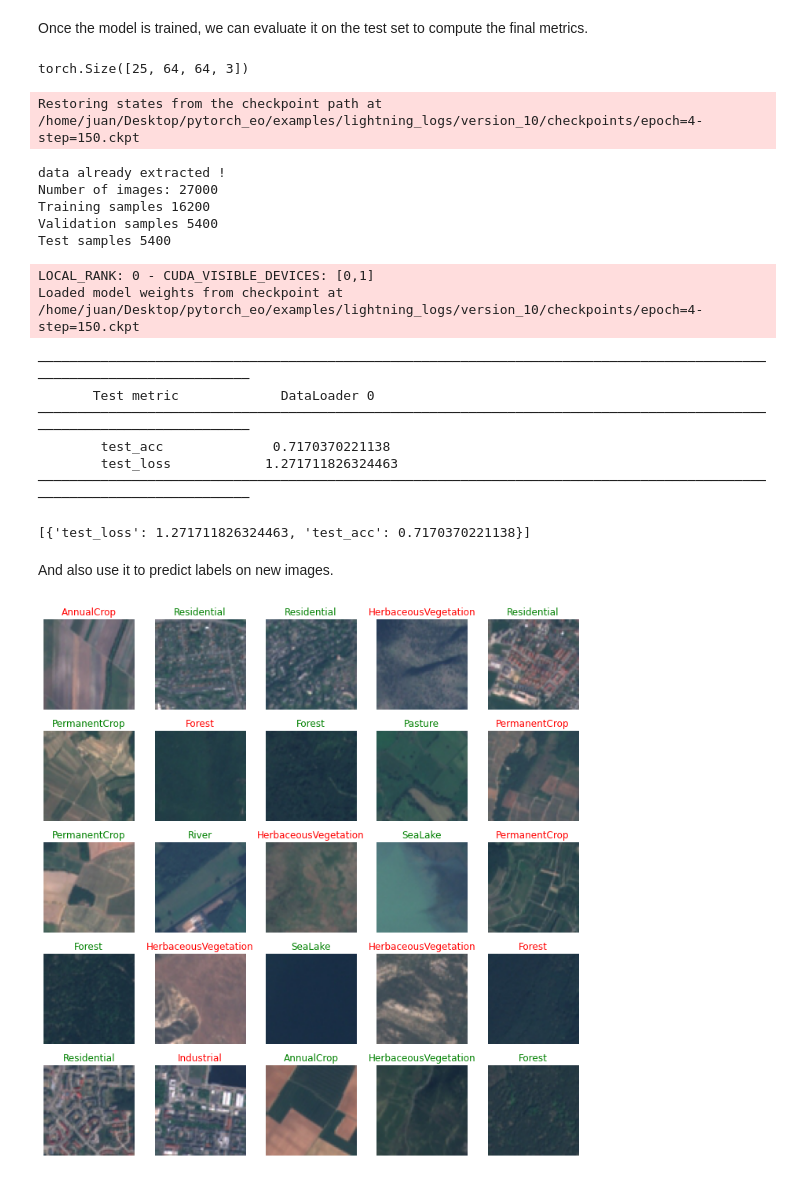
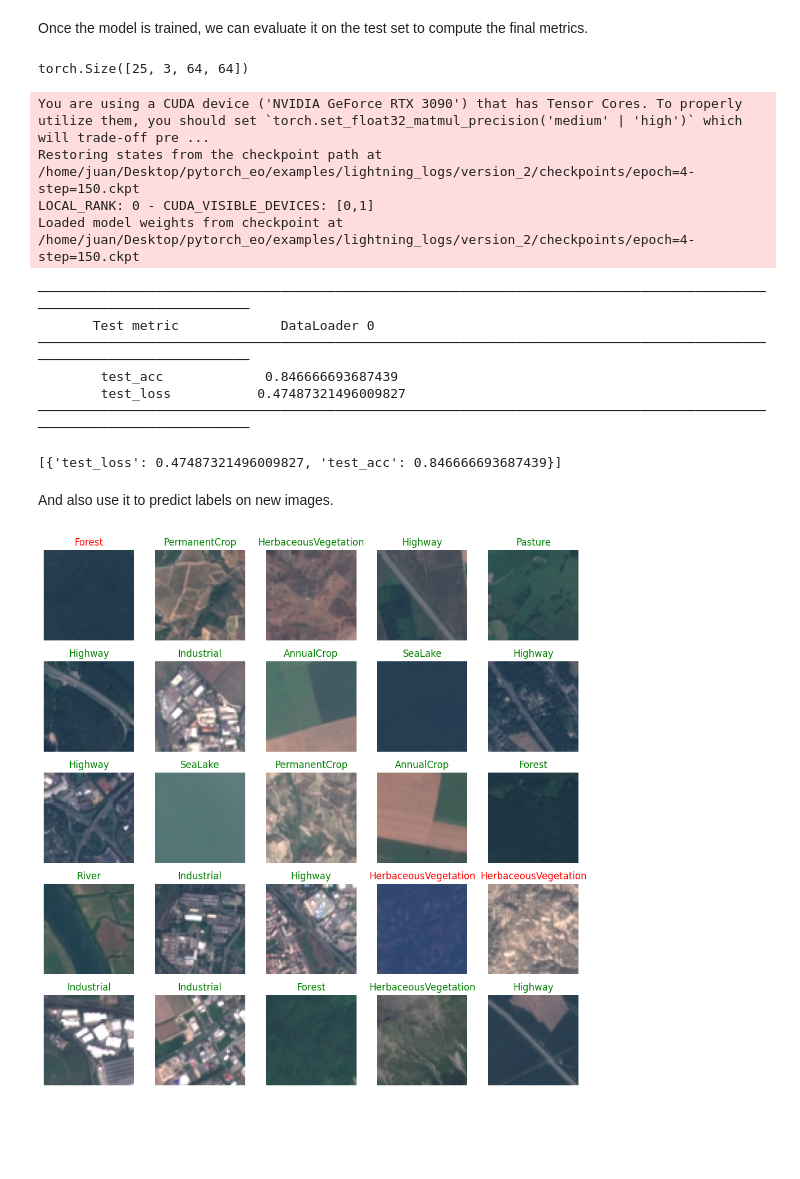
Before and after one commit to earthpulse/pytorchEO, a Jupyter notebook: examples/eurosat.ipynb, the cells around one changed output. Drawn from its saved outputs; the diff is of its cells as text; code cells hidden in the pictures; blank space fills up the shorter version.

```diff
--- a/examples/eurosat.ipynb
+++ b/examples/eurosat.ipynb
@@ -107,0 +87,13 @@ class Model(torch.nn.Module):
+# %%
+import timm
+import torch
+
+model = timm.create_model(
+	'resnet18',
+	pretrained='imagenet',
+	in_chans=ds.in_chans,
+	num_classes=ds.num_classes
+)
+
+output = model(torch.randn(8, 3, 224, 224))
+output.shape
@@ -125,6 +114,15 @@ torch.Size([25, 10])
 Now, we can use `Pytorch Lightning` for training the `model` to solve the `task` on the given `dataset`.
 # %%
 import pytorch_lightning as pl
+import albumentations as A
+from albumentations.pytorch import ToTensorV2
+
+trans = A.Compose([
+    A.Normalize(0,1), # divide by 255
+    ToTensorV2() # convert to float tensor and channel first
+])
+
+ds = EuroSATRGB(batch_size=25, train_trans=trans, val_trans=trans, test_trans=trans)
 
 trainer = pl.Trainer(
     gpus=1,
@@ -162,49 +157,45 @@ batch = next(iter(ds.test_dataloader()))
 
 batch['image'].shape
 # %% [output]
-torch.Size([25, 64, 64, 3])
+torch.Size([25, 3, 64, 64])
 # %%
 trainer.test(dataloaders=ds.test_dataloader())
 # %% [output]
-Restoring states from the checkpoint path at /home/juan/Desktop/pytorch_eo/examples/lightning_logs/version_10/checkpoints/epoch=4-step=150.ckpt
+You are using a CUDA device ('NVIDIA GeForce RTX 3090') that has Tensor Cores. To properly utilize them, you should set `torch.set_float32_matmul_precision('medium' | 'high')` which will trade-off pre ...
+Restoring states from the checkpoint path at /home/juan/Desktop/pytorch_eo/examples/lightning_logs/version_2/checkpoints/epoch=4-step=150.ckpt
+LOCAL_RANK: 0 - CUDA_VISIBLE_DEVICES: [0,1]
+Loaded model weights from checkpoint at /home/juan/Desktop/pytorch_eo/examples/lightning_logs/version_2/checkpoints/epoch=4-step=150.ckpt
-data already extracted !
-Number of images: 27000
-Training samples 16200
-Validation samples 5400
-Test samples 5400
+────────────────────────────────────────────────────────────────────────────────────────────────────────────────────────
+       Test metric             DataLoader 0
+────────────────────────────────────────────────────────────────────────────────────────────────────────────────────────
+        test_acc             0.846666693687439
+        test_loss           0.47487321496009827
+────────────────────────────────────────────────────────────────────────────────────────────────────────────────────────
-LOCAL_RANK: 0 - CUDA_VISIBLE_DEVICES: [0,1]
-Loaded model weights from checkpoint at /home/juan/Desktop/pytorch_eo/examples/lightning_logs/version_10/checkpoints/epoch=4-step=150.ckpt
+[{'test_loss': 0.47487321496009827, 'test_acc': 0.846666693687439}]
-────────────────────────────────────────────────────────────────────────────────────────────────────────────────────────
-       Test metric             DataLoader 0
-────────────────────────────────────────────────────────────────────────────────────────────────────────────────────────
-        test_acc              0.7170370221138
-        test_loss            1.271711826324463
-────────────────────────────────────────────────────────────────────────────────────────────────────────────────────────
-[{'test_loss': 1.271711826324463, 'test_acc': 0.7170370221138}]
 # %% [markdown]
 And also use it to predict labels on new images.
 # %%
 # extract batch from test dataloader
 
 batch = next(iter(ds.test_dataloader(shuffle=True, batch_size=25)))
 imgs, labels = batch['image'], batch['label']
 
 # compute predictions
 
 preds = task.predict(batch)
 preds = torch.argmax(preds, axis=1)
 
 # visualize predictions
 
 fig = plt.figure(figsize=(10, 10))
 for i, (img, label, pred) in enumerate(zip(imgs, labels, preds)):
 	ax = plt.subplot(5, 5, i + 1)
-	ax.imshow(img)
+	ax.imshow(img.permute(1,2,0))
 	gt = ds.classes[label.item()]
 	pred = ds.classes[pred.item()]
 	ax.set_title(gt, color="green" if gt == pred else 'red')
 	ax.axis('off')
 plt.tight_layout()
 plt.show()
 # %% [output]
-[figure, old version]
+[figure, new version]
```
Also changed, not shown: parts of 10 cells of this notebook, 34 other files.
